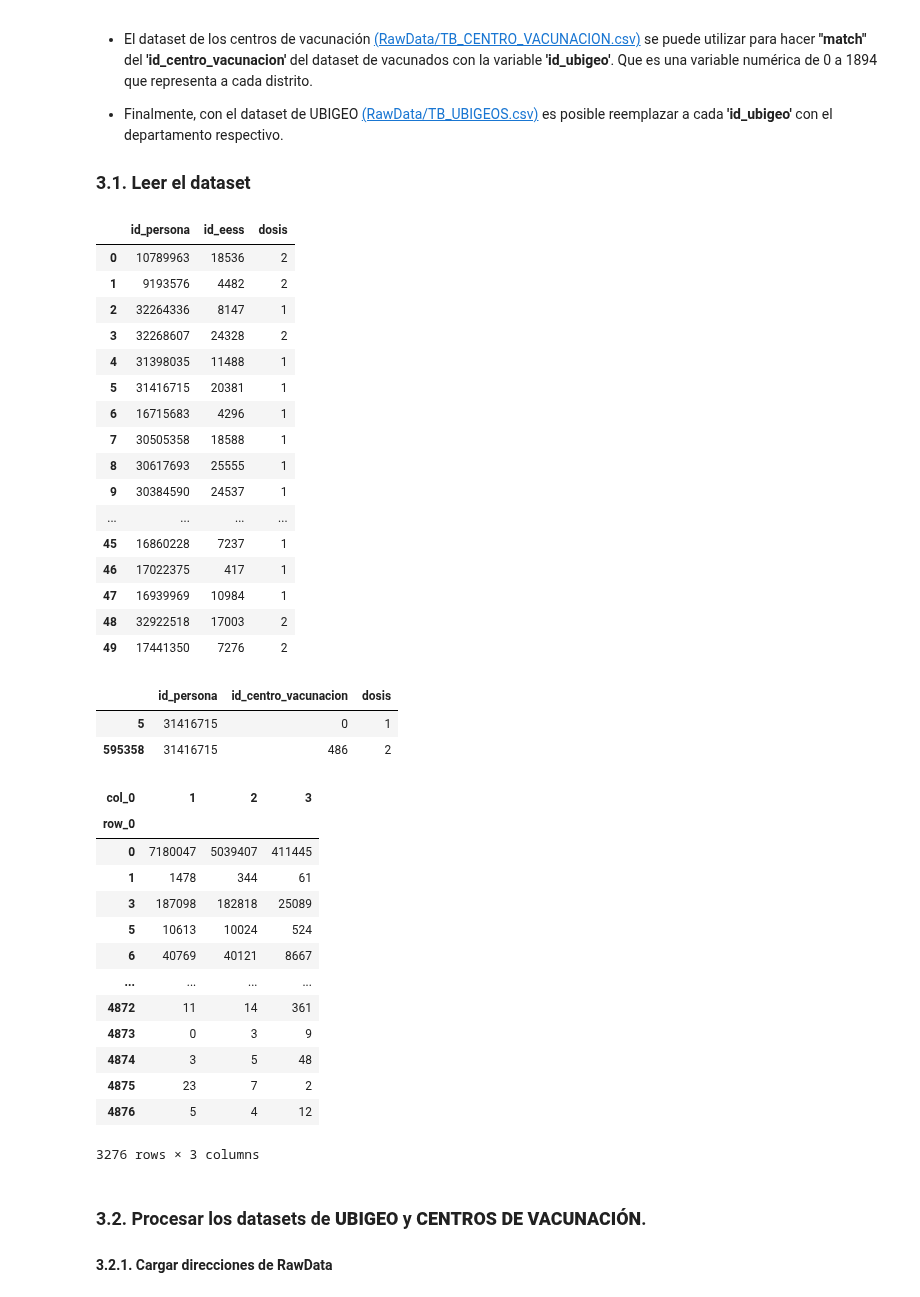
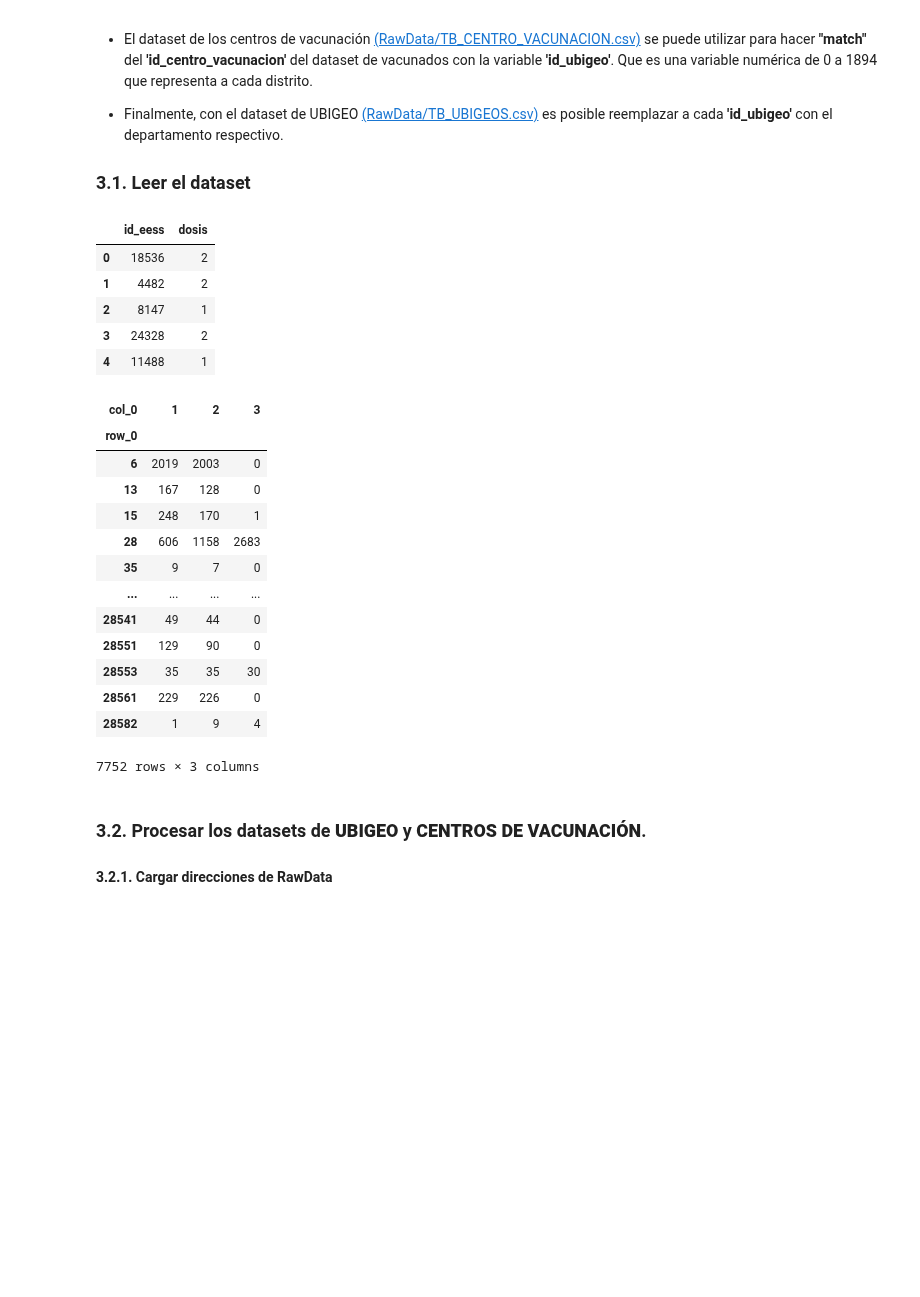
Before and after one commit to xxotto/covid19-Peru, a Jupyter notebook: DataFiltering_2.ipynb, the cells around one changed output. Saved outputs shown, nothing was run; the diff lists cells and outputs as text; code cells hidden in the pictures; blank space fills up the shorter version.

```diff
--- a/DataFiltering_2.ipynb
+++ b/DataFiltering_2.ipynb
@@ -77,58 +77,37 @@ No existe una manera directa de calcular el total de personas completamente vacu
 ### 3.1. Leer el dataset
 # %%
 # Leemos solo la columna dosis del dataset de vacunados usando dask
-vac_col = ['id_persona', 'id_eess', 'dosis']
+vac_col = ['id_eess', 'dosis']
 df_vac = dd.read_csv(vac_url, sep = ",", usecols = vac_col,
                      dtype = {'id_eess':'int32','dosis': 'int8'})
 
 # Déjamos solamente a personas con 3 o menos dosis
 df_vac = df_vac[df_vac['dosis'] <= 3]
 
 del vac_col
-df_vac.head(50)
+df_vac.head()
 # %% [output]
-|  | id_persona | id_eess | dosis |
-| 0 | 10789963 | 18536 | 2 |
-| 1 | 9193576 | 4482 | 2 |
-| 2 | 32264336 | 8147 | 1 |
-| 3 | 32268607 | 24328 | 2 |
-| 4 | 31398035 | 11488 | 1 |
-| 5 | 31416715 | 20381 | 1 |
-| 6 | 16715683 | 4296 | 1 |
-| 7 | 30505358 | 18588 | 1 |
-| 8 | 30617693 | 25555 | 1 |
-| 9 | 30384590 | 24537 | 1 |
-| ... | ... | ... | ... |
-| 45 | 16860228 | 7237 | 1 |
-| 46 | 17022375 | 417 | 1 |
-| 47 | 16939969 | 10984 | 1 |
-| 48 | 32922518 | 17003 | 2 |
-| 49 | 17441350 | 7276 | 2 |
+|  | id_eess | dosis |
+| 0 | 18536 | 2 |
+| 1 | 4482 | 2 |
+| 2 | 8147 | 1 |
+| 3 | 24328 | 2 |
+| 4 | 11488 | 1 |
-# %%
-#df_vac.loc[df_vac.id_centro_vacunacion == 0].compute()
-df_vac.loc[df_vac.id_persona == 31416715].compute()
-
-#replace if
-#df.loc[df.ID == 103, 'FirstName'] = "Matt"
-# %% [output]
-|  | id_persona | id_centro_vacunacion | dosis |
-| 5 | 31416715 | 0 | 1 |
-| 595358 | 31416715 | 486 | 2 |
 # %%
-df = pd.crosstab(index= df_vac['id_centro_vacunacion'], columns=df_vac['dosis'])
+df = pd.crosstab(index= df_vac['id_eess'], columns=df_vac['dosis'])
 df
 # %% [output]
 | col_0 | 1 | 2 | 3 |
 | row_0 |  |  |  |
-| 0 | 7180047 | 5039407 | 411445 |
-| 1 | 1478 | 344 | 61 |
-| 3 | 187098 | 182818 | 25089 |
-| 5 | 10613 | 10024 | 524 |
-| 6 | 40769 | 40121 | 8667 |
+| 6 | 2019 | 2003 | 0 |
+| 13 | 167 | 128 | 0 |
+| 15 | 248 | 170 | 1 |
+| 28 | 606 | 1158 | 2683 |
+| 35 | 9 | 7 | 0 |
 | ... | ... | ... | ... |
-| 4872 | 11 | 14 | 361 |
-| 4873 | 0 | 3 | 9 |
-| 4874 | 3 | 5 | 48 |
-| 4875 | 23 | 7 | 2 |
-| 4876 | 5 | 4 | 12 |
+| 28541 | 49 | 44 | 0 |
+| 28551 | 129 | 90 | 0 |
+| 28553 | 35 | 35 | 30 |
+| 28561 | 229 | 226 | 0 |
+| 28582 | 1 | 9 | 4 |
-3276 rows × 3 columns
+7752 rows × 3 columns
```
Also changed, not shown: parts of 8 cells of this notebook, 7 other files.
